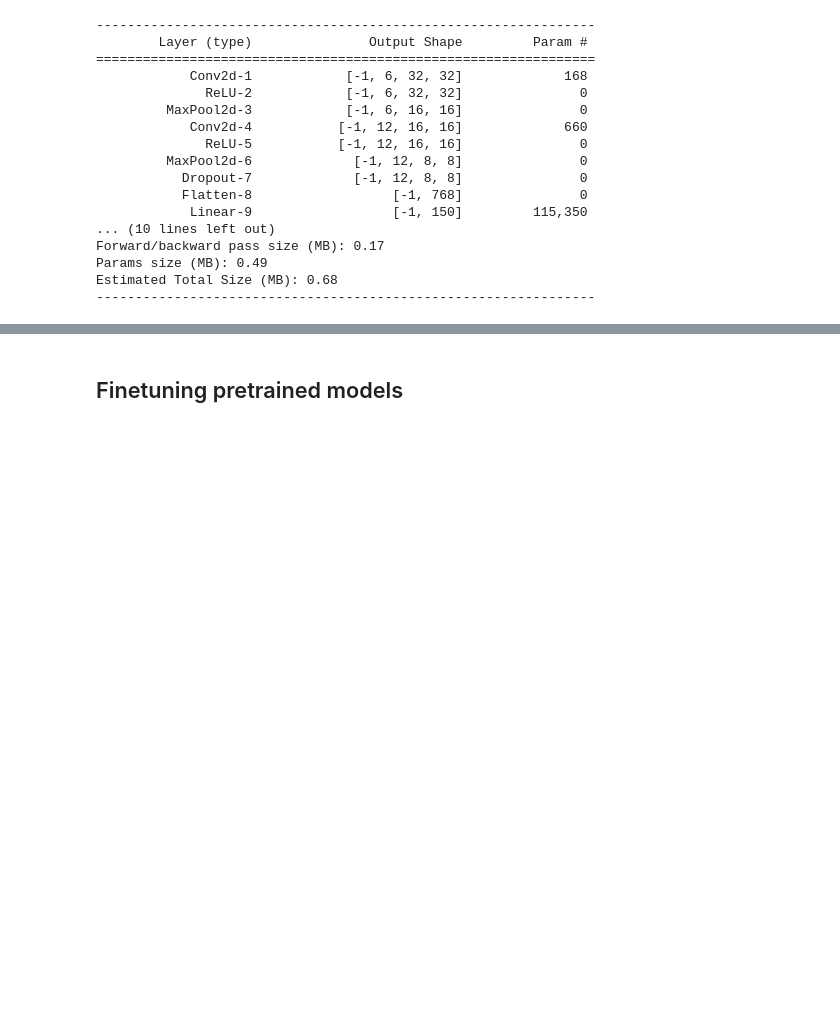
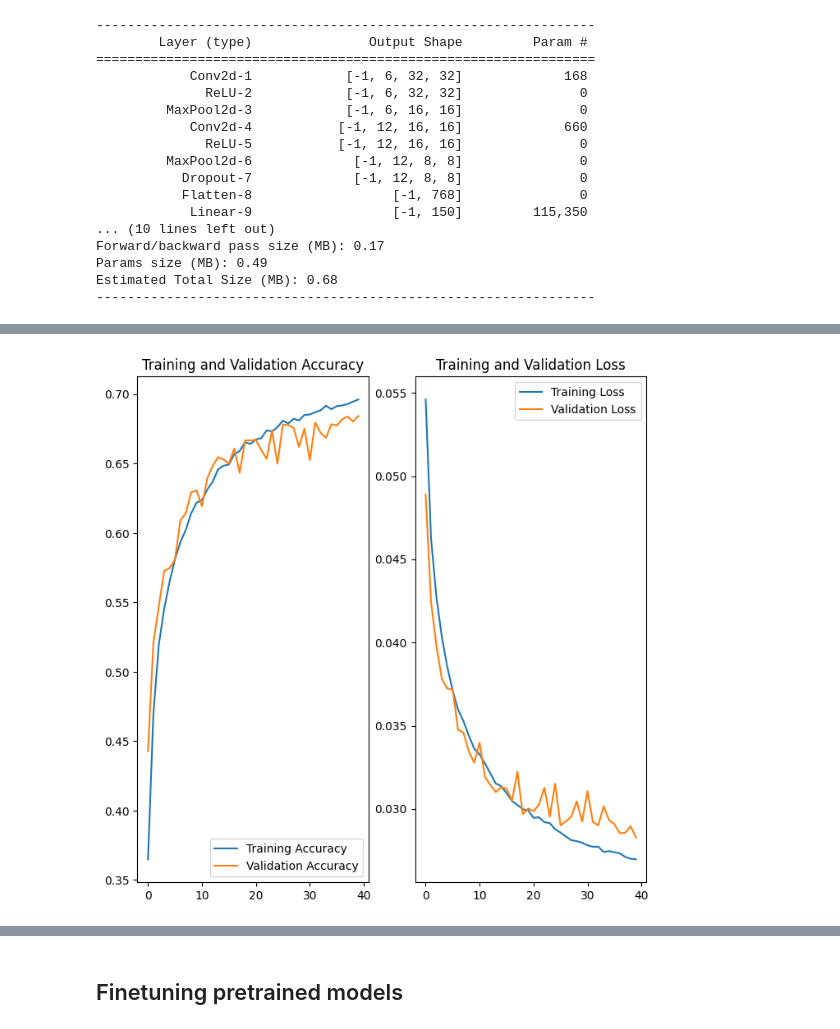
Before and after one commit to wwaihoe/computer-vision, a Jupyter notebook: image_classification_pytorch.ipynb, the cells around one changed output, grey strips where cells are left out. Saved outputs shown, nothing was run; the diff lists cells and outputs as text; code cells hidden in the pictures; blank space fills up the shorter version.

```diff
--- a/image_classification_pytorch.ipynb
+++ b/image_classification_pytorch.ipynb
@@ -472,0 +468,11 @@ plt.show()
+# %%
+#train for 10 more epochs
+
+for i in range(10):
+  print(f"Epoch {i+1}")
+  train_loss_output, train_acc_output = train_loop(train_dataloader, cnn_model, loss_fn, optimizer)
+  val_loss_output, val_acc_output = val_loop(val_dataloader, cnn_model, loss_fn)
+  train_loss.append(train_loss_output)
+  train_accuracy.append(train_acc_output)
+  val_loss.append(val_loss_output)
+  val_accuracy.append(val_acc_output)
@@ -473,3 +497,21 @@ plt.show()
+# %%
+epochs_range = range(40)
+
+plt.figure(figsize=(8, 8))
+plt.subplot(1, 2, 1)
+plt.plot(epochs_range, train_accuracy, label='Training Accuracy')
+plt.plot(epochs_range, val_accuracy, label='Validation Accuracy')
+plt.legend(loc='lower right')
+plt.title('Training and Validation Accuracy')
+
+plt.subplot(1, 2, 2)
+plt.plot(epochs_range, train_loss, label='Training Loss')
+plt.plot(epochs_range, val_loss, label='Validation Loss')
+plt.legend(loc='upper right')
+plt.title('Training and Validation Loss')
+plt.show()
+# %% [output]
+[figure, added]
 # %%
 test_loop(test_dataloader, cnn_model, loss_fn)
 # %% [output]
```
Also changed, not shown: parts of 73 cells of this notebook, 4 other files.
